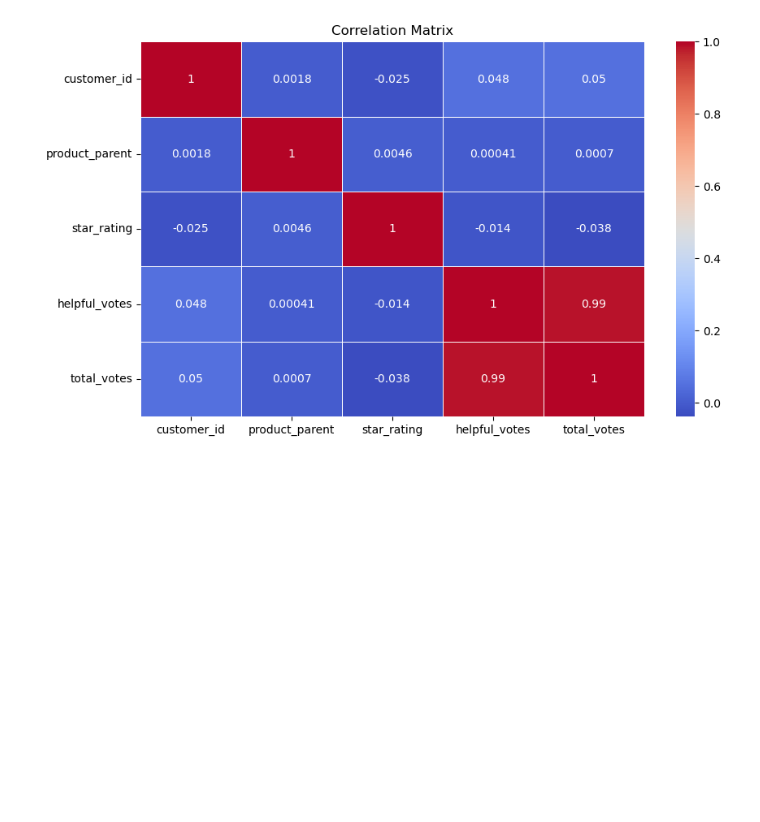
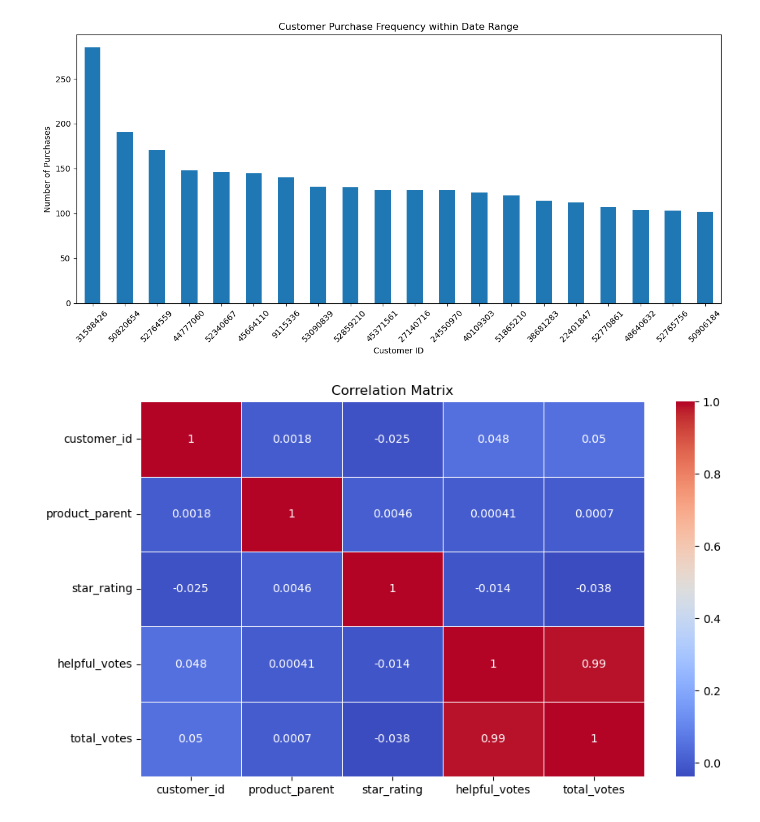
Before and after one commit to ezwang8/AI_BOOTCAMP_Group_Project_3_Amazon, a Jupyter notebook: Project_3.ipynb, the cells around one changed output. Drawn from its saved outputs; the diff is of its cells as text; code cells hidden in the pictures; blank space fills up the shorter version.

```diff
--- a/Project_3.ipynb
+++ b/Project_3.ipynb
@@ -46,3 +62,66 @@ Passing `palette` without assigning `hue` is deprecated and will be removed in v
+# %%
+
+def plot_customer_purchase_frequency_date_range(data, num_customer, start_date=None, end_date=None):
+    """
+    Plots a bar chart of customer purchase frequency within a specified date range.
+
+    Args:
+        data (pd.DataFrame): DataFrame containing 'customer_id' and 'review_date' columns.
+        start_date (str, optional): Start date for the analysis (YYYY-MM-DD). Defaults to None (no start date limit).
+        end_date (str, optional): End date for the analysis (YYYY-MM-DD). Defaults to None (no end date limit).
+    """
+
+    # Input validation
+    if 'customer_id' not in data.columns or 'review_date' not in data.columns:
+        print("Error: 'customer_id' or 'review_date' column not found.")
+        return
+
+    try:
+        data['review_date'] = pd.to_datetime(data['review_date'])
+    except ValueError:
+        print("Error: 'review_date' column must be in YYYY-MM-DD format.")
+        return
+
+    # Apply date range filter
+    if start_date:
+        try:
+            start_date = pd.to_datetime(start_date)
+            data = data[data['review_date'] >= start_date]
+        except ValueError:
+            print("Error: Invalid start_date format. Use YYYY-MM-DD.")
+            return
+    if end_date:
+        try:
+            end_date = pd.to_datetime(end_date)
+            data = data[data['review_date'] <= end_date]
+        except ValueError:
+            print("Error: Invalid end_date format. Use YYYY-MM-DD.")
+            return
+
+    # Count purchases per customer
+    customer_counts = data['customer_id'].value_counts().nlargest(num_customer)
+
+    #Plot the bar chart
+    plt.figure(figsize=(12, 6))
+    customer_counts.plot(kind='bar')
+    plt.title('Customer Purchase Frequency within Date Range')
+    plt.xlabel('Customer ID')
+    plt.ylabel('Number of Purchases')
+    plt.xticks(rotation=45)
+    plt.tight_layout()
+    plt.show()
+
+
+# Call the function (no date range specified)
+#plot_customer_purchase_frequency_date_range(df, 20)
+
+# Call the function with a start date
+#plot_customer_purchase_frequency_date_range(df, 20, start_date='1995-08-25')
+
+# Call the function with a start and end date
+plot_customer_purchase_frequency_date_range(df, 20,start_date='2000-01-01', end_date='2015-08-31')
+# %% [output]
+[figure, added]
 # %%
 # Function to display correlation matrix using Pandas corr function
 def correlation_matrix():
```
Also changed, not shown: parts of 4 cells of this notebook.
